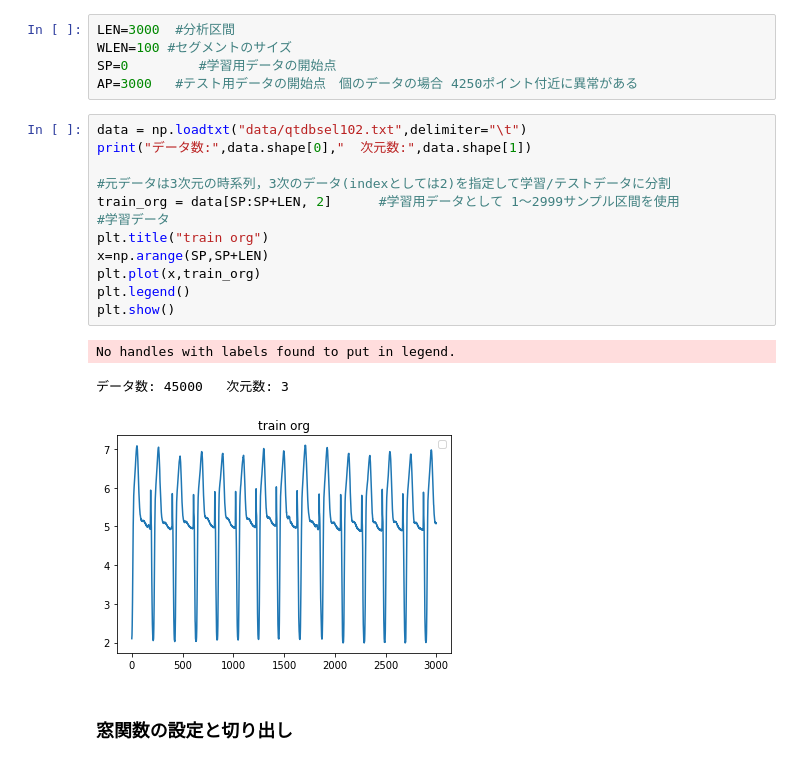
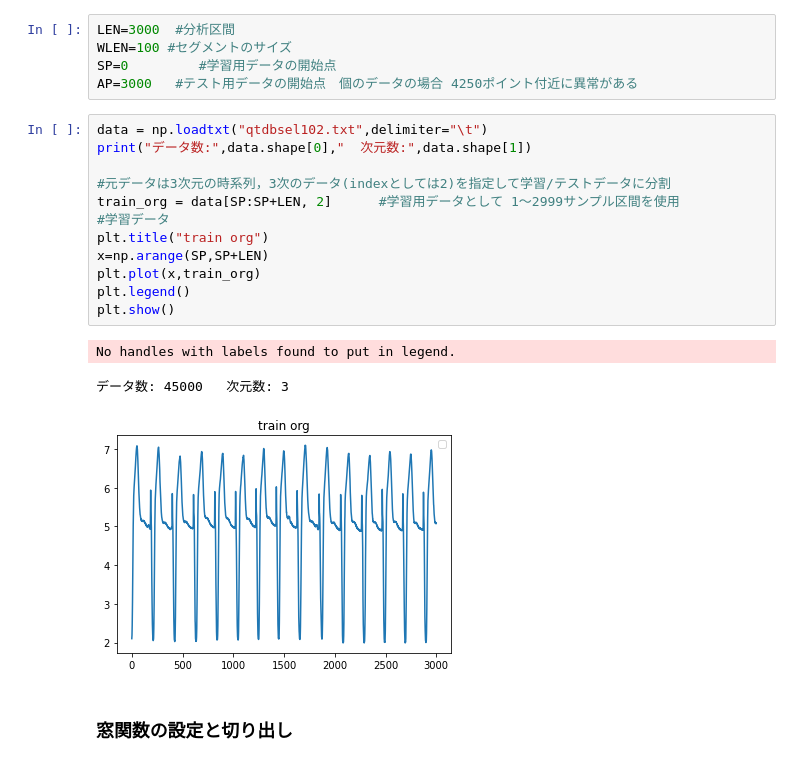
Before and after one commit to hamagami/anomaly-detection, a Jupyter notebook: 04_01_knnsample.ipynb, the cells around one changed output. Drawn from its saved outputs; the diff is of its cells as text.

```diff
--- a/04_01_knnsample.ipynb
+++ b/04_01_knnsample.ipynb
@@ -26,21 +46,21 @@ WLEN=100 #セグメントのサイズ
 SP=0         #学習用データの開始点
 AP=3000   #テスト用データの開始点　個のデータの場合 4250ポイント付近に異常がある
 # %%
-data = np.loadtxt("data/qtdbsel102.txt",delimiter="\t")
+data = np.loadtxt("qtdbsel102.txt",delimiter="\t")
 print("データ数:",data.shape[0],"  次元数:",data.shape[1])
 
 #元データは3次元の時系列，3次のデータ(indexとしては2)を指定して学習/テストデータに分割
 train_org = data[SP:SP+LEN, 2]      #学習用データとして 1～2999サンプル区間を使用
 #学習データ
 plt.title("train org")
 x=np.arange(SP,SP+LEN)
 plt.plot(x,train_org)
 plt.legend()
 plt.show()
 # %% [output]
 No handles with labels found to put in legend.
 データ数: 45000   次元数: 3
-[figure, old version]
+[figure, new version]
 # %% [markdown]
 ### 窓関数の設定と切り出し
 # %%
```
Also changed, not shown: parts of 4 cells of this notebook.
